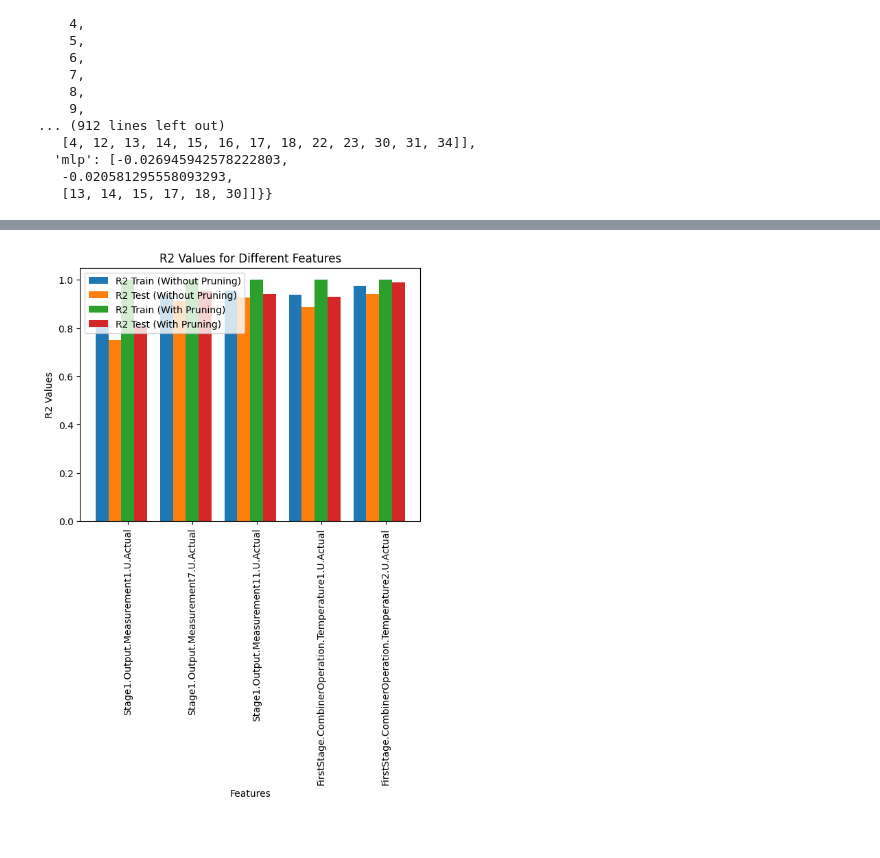
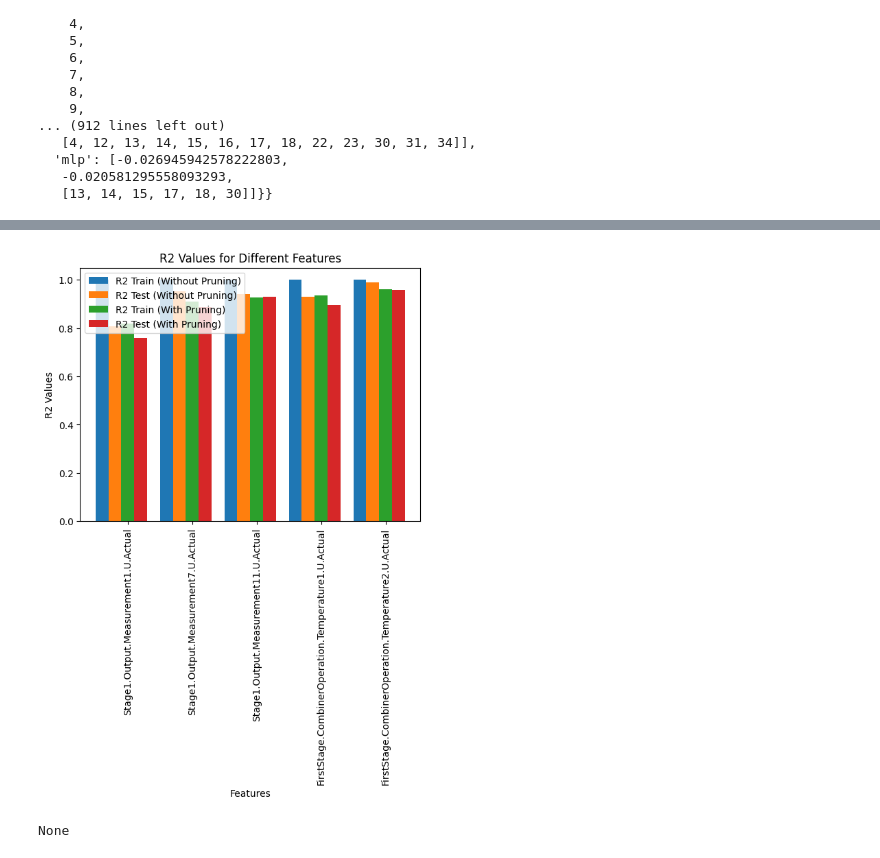
Before and after one commit to HuyChu92/dtc-dr, a Jupyter notebook: models/feature-selection/decisiontree/decisiontree_pruning/bestdecisiontree_hypertuning.ipynb, the cells around one changed output, grey strips where cells are left out. Drawn from its saved outputs; the diff is of its cells as text; code cells hidden in the pictures.

```diff
--- a/models/feature-selection/decisiontree/decisiontree_pruning/bestdecisiontree_hypertuning.ipynb
+++ b/models/feature-selection/decisiontree/decisiontree_pruning/bestdecisiontree_hypertuning.ipynb
@@ -54,7 +54,7 @@ filtered_columns = [
 ]
 
 param_grid = {
-    'max_depth': [10, 20, 30, 100],
+    'max_depth': [2, 5, 10],
     'min_samples_split': [2, 5, 10],
     'min_samples_leaf': [1, 2, 4],
     'max_features': ['auto', 'sqrt', 'log2']
@@ -225,35 +225,54 @@ with open(r'D:\dtc-dr\models\feature-selection\combined_results_23012024.json')
 
 import matplotlib.pyplot as plt
 import numpy as np
 
 # Assuming you have the 'features' list and the R2 values lists
 features = list(results.keys())
 
 # Example R2 values (replace these with your actual values)
-r2_train_dt_without_pruning = [value["r2_train"] for key, value in results.items()]
-r2_test_dt_without_pruning = [value["r2_test"] for key, value in results.items()]
 
-r2_train_dt_with_pruning = [value["decision_tree"][0] for key, value in data.items() if key in features]
-r2_test_dt_with_pruning = [value["decision_tree"][1] for key, value in data.items() if key in features]
+r2_train_dt_with_pruning = [value["r2_train"] for key, value in results.items()]
+r2_test_dt_with_pruning = [value["r2_test"] for key, value in results.items()]
+
+r2_train_dt_without_pruning = [value["decision_tree"][0] for key, value in data.items() if key in features]
+r2_test_dt_without_pruning = [value["decision_tree"][1] for key, value in data.items() if key in features]
 
 # Set up positions for the bars
 bar_width = 0.2
 index = np.arange(len(features))
 
 # Plot the bars
 plt.bar(index - 1.5 * bar_width, r2_train_dt_without_pruning, width=bar_width, label='R2 Train (Without Pruning)')
 plt.bar(index - 0.5 * bar_width, r2_test_dt_without_pruning, width=bar_width, label='R2 Test (Without Pruning)')
 plt.bar(index + 0.5 * bar_width, r2_train_dt_with_pruning, width=bar_width, label='R2 Train (With Pruning)')
 plt.bar(index + 1.5 * bar_width, r2_test_dt_with_pruning, width=bar_width, label='R2 Test (With Pruning)')
 
 # Add labels, title, and legend
 plt.xlabel('Features')
 plt.ylabel('R2 Values')
 plt.title('R2 Values for Different Features')
 plt.xticks(index + bar_width / 2, features, rotation=90)  # Set rotation angle to 0 for horizontal labels
 plt.legend()
 
 # Show the plot
 plt.show()
 # %% [output]
-[figure, old version]
+[figure, new version]
+# %%
+r2_train_dt_with_pruning = [round(r2, 2) for r2 in r2_train_dt_with_pruning]
+r2_test_dt_with_pruning = [round(r2, 2) for r2 in r2_test_dt_with_pruning]
+r2_train_dt_without_pruning = [round(r2, 2) for r2 in r2_train_dt_without_pruning]
+r2_test_dt_without_pruning = [round(r2, 2) for r2 in r2_test_dt_without_pruning]
+
+df = pd.DataFrame({
+    'Feature': features,
+    'R2_train_with_pruning': r2_train_dt_with_pruning,
+    'R2_test_with_pruning': r2_test_dt_with_pruning,
+    'R2_train_without_pruning': r2_train_dt_without_pruning,
+    'R2_test_without_pruning': r2_test_dt_without_pruning
+})
+
+# Displaying the DataFrame
+print(df.to_excel("evaluation_decision_tree.xlsx", index=False))
+# %% [output]
+None
```
Also changed, not shown: parts of 1 cell of this notebook, 4 other files.
